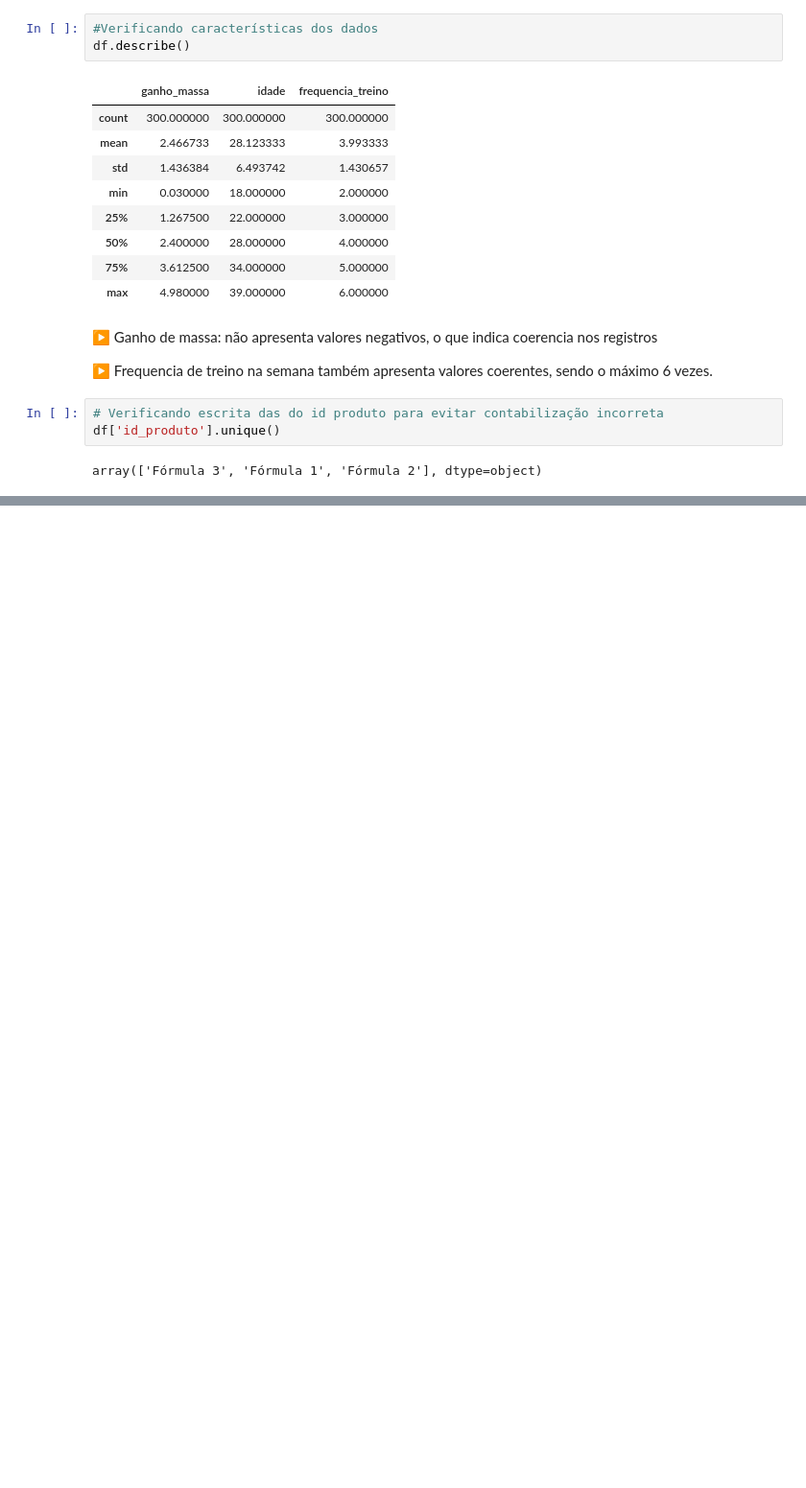
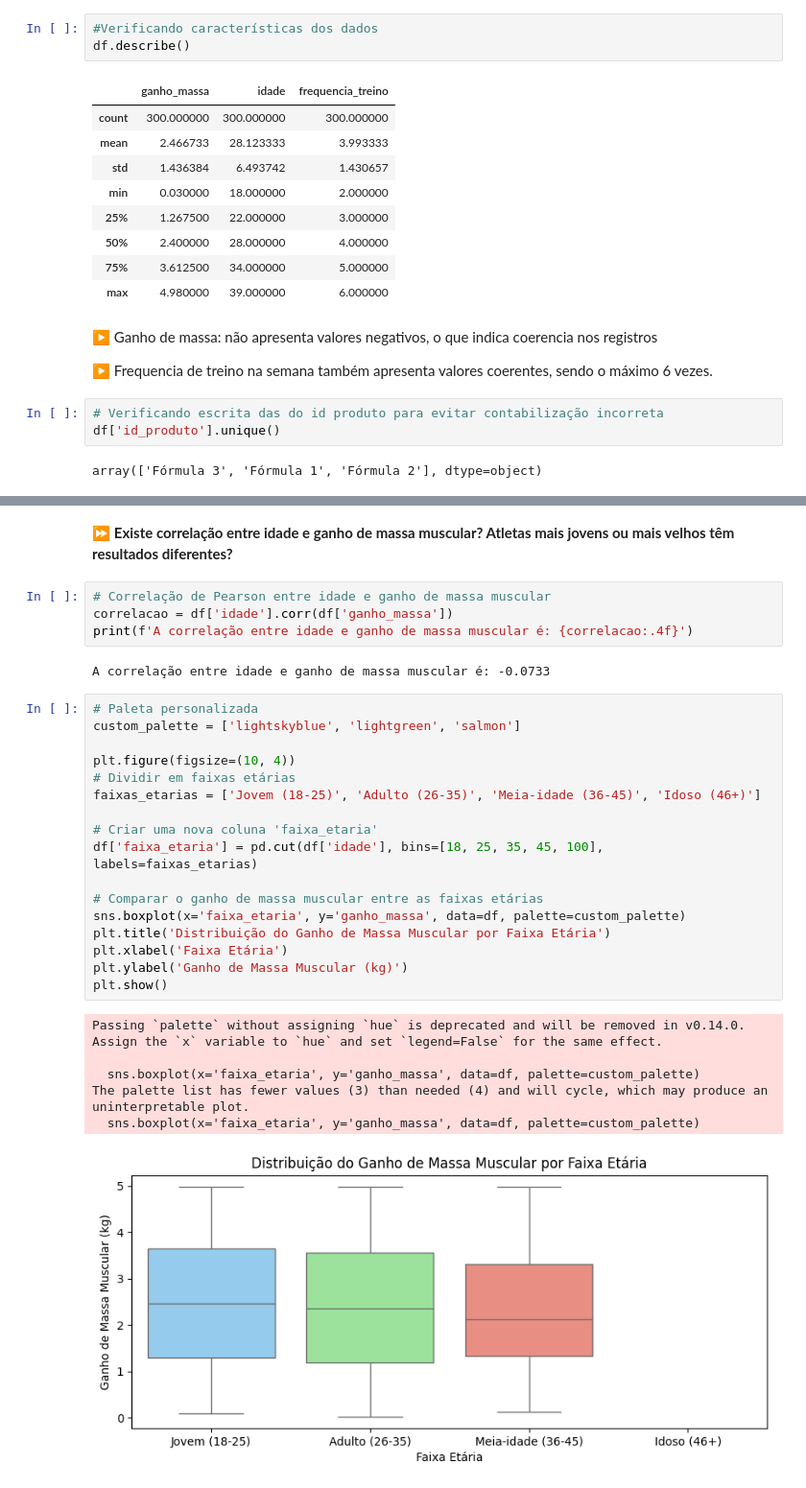
Before and after one commit to Femonello/bootcamp-data-analytics, a Jupyter notebook: Desafio_4_Squad_Fernanda.ipynb, the cells around one changed output, grey strips where cells are left out. Shown at 96% size. Cells and saved outputs as stored; diff of their text form; blank space fills up the shorter version.

Commit message:
Desafio Squad - etapas analise exploratória e analise de correlação (até questão 3)

```diff
--- a/Desafio_4_Squad_Fernanda.ipynb
+++ b/Desafio_4_Squad_Fernanda.ipynb
@@ -187,0 +220,32 @@ The palette list has fewer values (3) than needed (5) and will cycle, which may
+# %% [markdown]
+⏩ **Existe correlação entre idade e ganho de massa muscular? Atletas mais jovens ou mais velhos têm resultados diferentes?**
+# %%
+# Correlação de Pearson entre idade e ganho de massa muscular
+correlacao = df['idade'].corr(df['ganho_massa'])
+print(f'A correlação entre idade e ganho de massa muscular é: {correlacao:.4f}')
+# %% [output]
+A correlação entre idade e ganho de massa muscular é: -0.0733
+# %%
+# Paleta personalizada
+custom_palette = ['lightskyblue', 'lightgreen', 'salmon']
+
+plt.figure(figsize=(10, 4))
+# Dividir em faixas etárias
+faixas_etarias = ['Jovem (18-25)', 'Adulto (26-35)', 'Meia-idade (36-45)', 'Idoso (46+)']
+
+# Criar uma nova coluna 'faixa_etaria'
+df['faixa_etaria'] = pd.cut(df['idade'], bins=[18, 25, 35, 45, 100], labels=faixas_etarias)
+
+# Comparar o ganho de massa muscular entre as faixas etárias
+sns.boxplot(x='faixa_etaria', y='ganho_massa', data=df, palette=custom_palette)
+plt.title('Distribuição do Ganho de Massa Muscular por Faixa Etária')
+plt.xlabel('Faixa Etária')
+plt.ylabel('Ganho de Massa Muscular (kg)')
+plt.show()
+# %% [output]
+Passing `palette` without assigning `hue` is deprecated and will be removed in v0.14.0. Assign the `x` variable to `hue` and set `legend=False` for the same effect.
+
+  sns.boxplot(x='faixa_etaria', y='ganho_massa', data=df, palette=custom_palette)
+The palette list has fewer values (3) than needed (4) and will cycle, which may produce an uninterpretable plot.
+  sns.boxplot(x='faixa_etaria', y='ganho_massa', data=df, palette=custom_palette)
+[figure, added]
```
Also changed, not shown: parts of 22 cells of this notebook.
